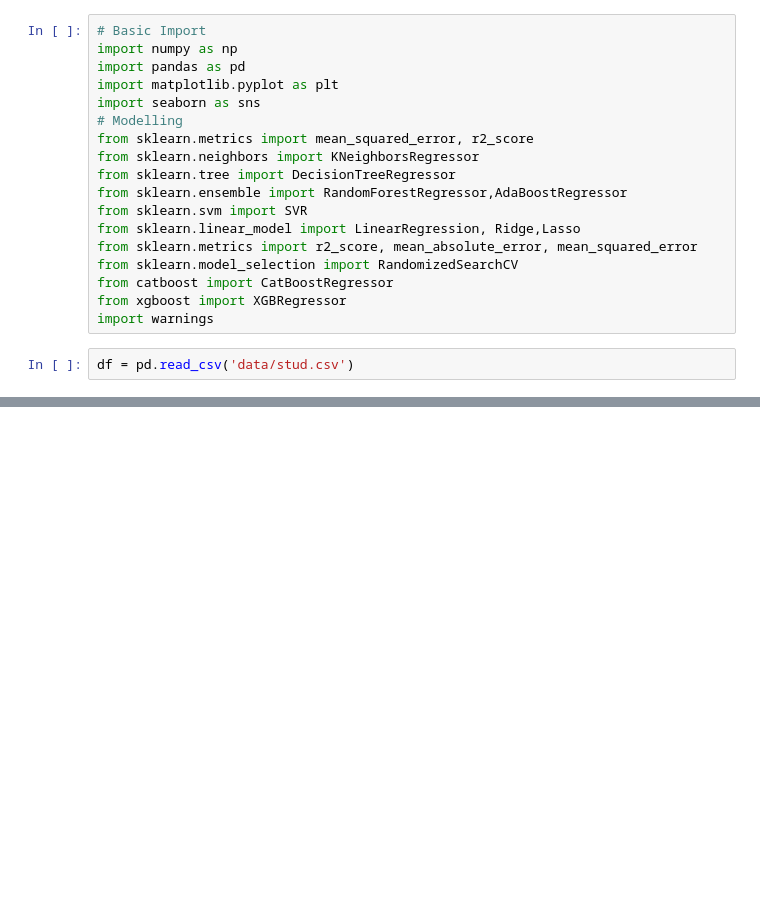
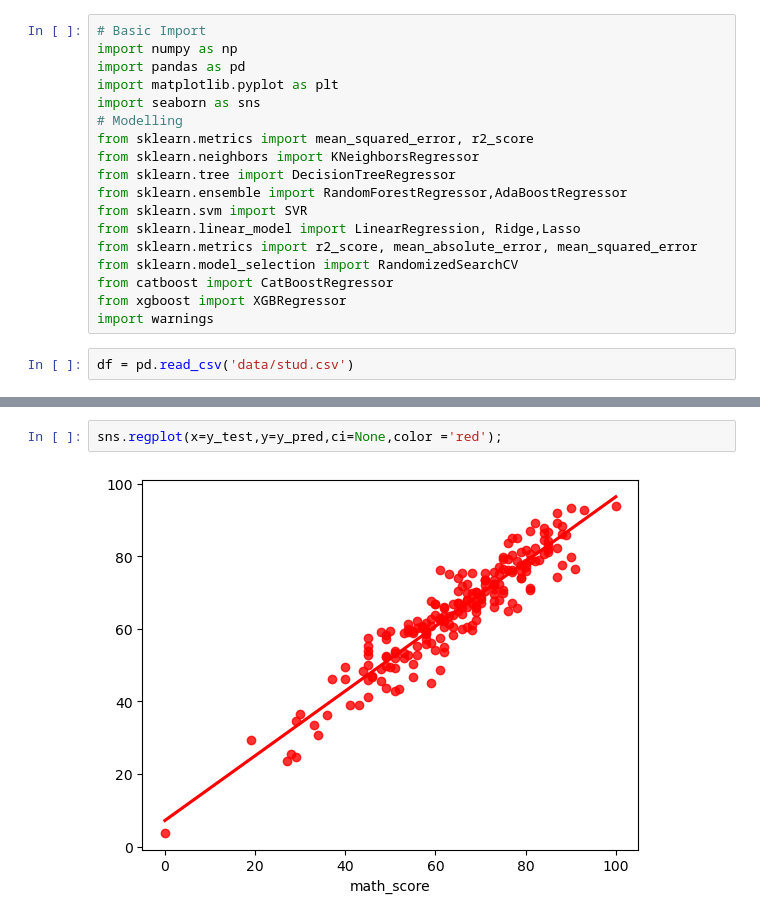
Before and after one commit to Ashutoshgoswami/machine_learning, a Jupyter notebook: notebook/Model_Training.ipynb, the cells around one changed output, grey strips where cells are left out. Drawn from its saved outputs; the diff is of its cells as text; blank space fills up the shorter version.

```diff
--- a/notebook/Model_Training.ipynb
+++ b/notebook/Model_Training.ipynb
@@ -29,0 +215,4 @@ df.head()
+# %%
+sns.regplot(x=y_test,y=y_pred,ci=None,color ='red');
+# %% [output]
+[figure, added]
```
Also changed, not shown: parts of 21 cells of this notebook, 7 other files.
